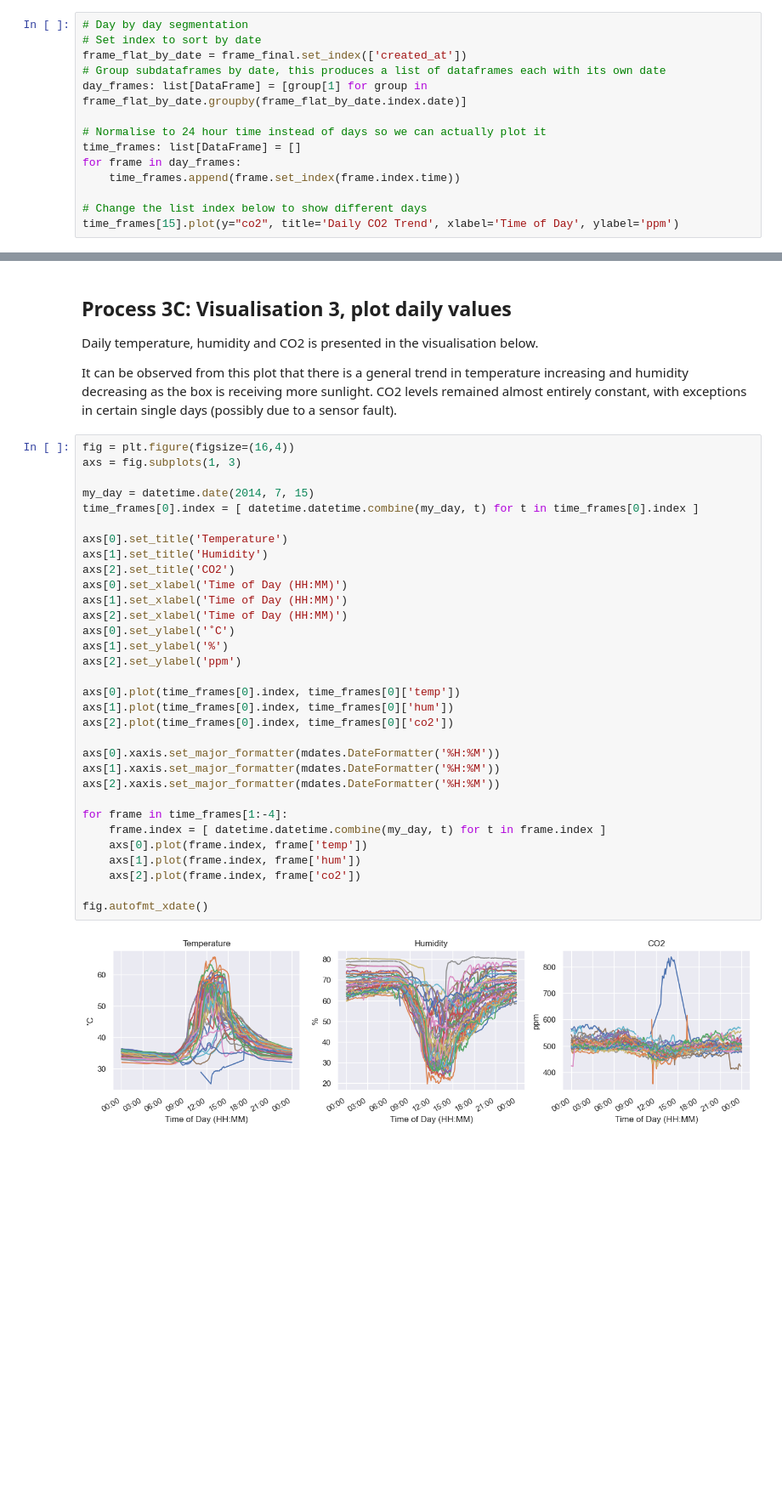
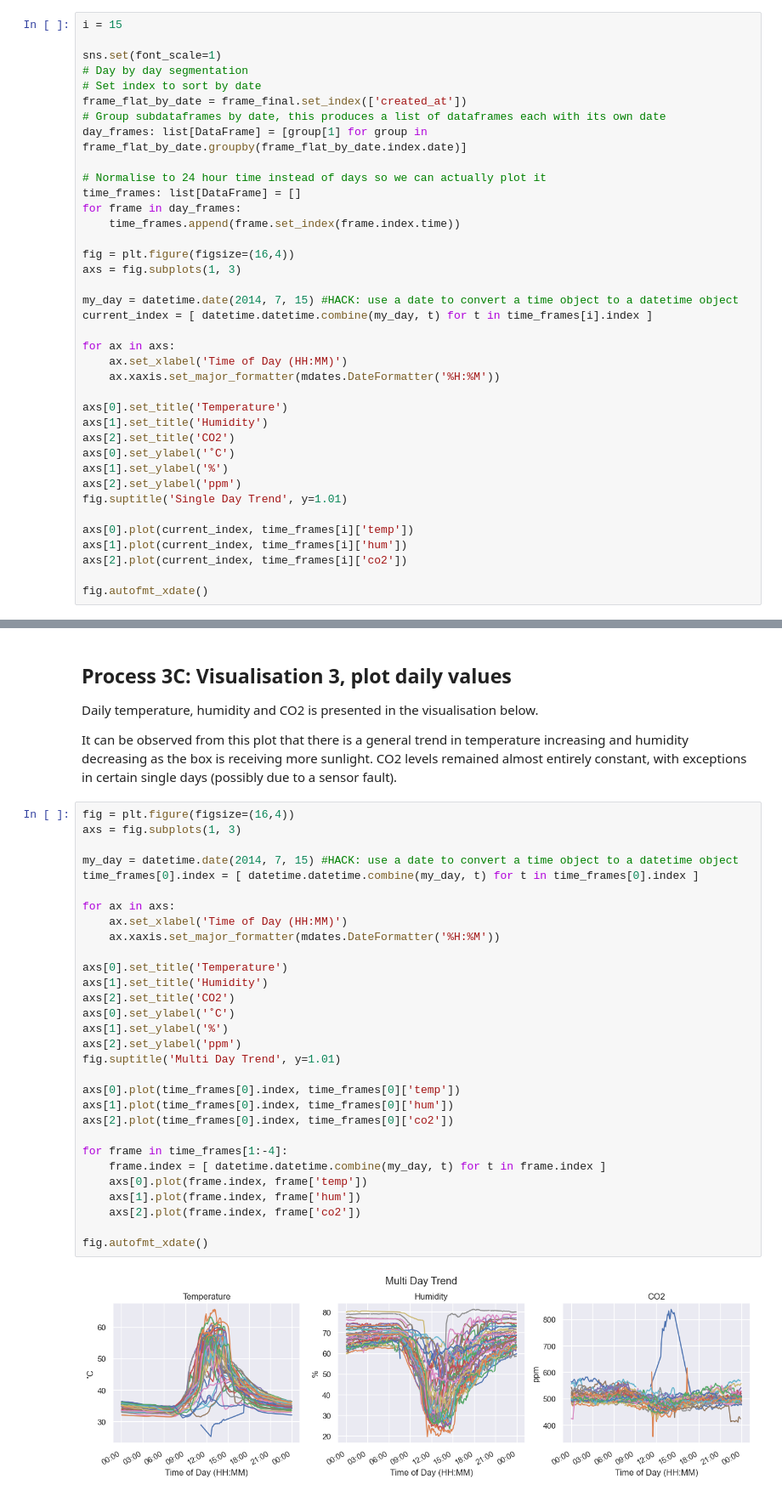
Before and after one commit to After232/corn-men, a Jupyter notebook: main.ipynb, the cells around one changed output, grey strips where cells are left out. Shown at 85% size. Cells and saved outputs as stored; diff of their text form; blank space fills up the shorter version.

```diff
--- a/main.ipynb
+++ b/main.ipynb
@@ -170,4 +180,7 @@ The following diagram plots the daily $\text{CO}_2$ trend. You can change the in
 # %%
+i = 15
+
+sns.set(font_scale=1)
 # Day by day segmentation
 # Set index to sort by date
 frame_flat_by_date = frame_final.set_index(['created_at'])
@@ -179,6 +192,27 @@ time_frames: list[DataFrame] = []
 for frame in day_frames:
     time_frames.append(frame.set_index(frame.index.time))
 
-# Change the list index below to show different days
-time_frames[15].plot(y="co2", title='Daily CO2 Trend', xlabel='Time of Day', ylabel='ppm')
+fig = plt.figure(figsize=(16,4))
+axs = fig.subplots(1, 3)
+
+my_day = datetime.date(2014, 7, 15) #HACK: use a date to convert a time object to a datetime object
+current_index = [ datetime.datetime.combine(my_day, t) for t in time_frames[i].index ]
+
+for ax in axs:
+    ax.set_xlabel('Time of Day (HH:MM)')
+    ax.xaxis.set_major_formatter(mdates.DateFormatter('%H:%M'))
+
+axs[0].set_title('Temperature')
+axs[1].set_title('Humidity')
+axs[2].set_title('CO2')
+axs[0].set_ylabel('˚C')
+axs[1].set_ylabel('%')
+axs[2].set_ylabel('ppm')
+fig.suptitle('Single Day Trend', y=1.01)
+
+axs[0].plot(current_index, time_frames[i]['temp'])
+axs[1].plot(current_index, time_frames[i]['hum'])
+axs[2].plot(current_index, time_frames[i]['co2'])
+
+fig.autofmt_xdate()
 # %% [output]
@@ -193,34 +226,32 @@ It can be observed from this plot that there is a general trend in temperature i
 # %%
 fig = plt.figure(figsize=(16,4))
 axs = fig.subplots(1, 3)
 
-my_day = datetime.date(2014, 7, 15)
+my_day = datetime.date(2014, 7, 15) #HACK: use a date to convert a time object to a datetime object
 time_frames[0].index = [ datetime.datetime.combine(my_day, t) for t in time_frames[0].index ]
+
+for ax in axs:
+    ax.set_xlabel('Time of Day (HH:MM)')
+    ax.xaxis.set_major_formatter(mdates.DateFormatter('%H:%M'))
 
 axs[0].set_title('Temperature')
 axs[1].set_title('Humidity')
 axs[2].set_title('CO2')
-axs[0].set_xlabel('Time of Day (HH:MM)')
-axs[1].set_xlabel('Time of Day (HH:MM)')
-axs[2].set_xlabel('Time of Day (HH:MM)')
 axs[0].set_ylabel('˚C')
 axs[1].set_ylabel('%')
 axs[2].set_ylabel('ppm')
+fig.suptitle('Multi Day Trend', y=1.01)
 
 axs[0].plot(time_frames[0].index, time_frames[0]['temp'])
 axs[1].plot(time_frames[0].index, time_frames[0]['hum'])
 axs[2].plot(time_frames[0].index, time_frames[0]['co2'])
-
-axs[0].xaxis.set_major_formatter(mdates.DateFormatter('%H:%M'))
-axs[1].xaxis.set_major_formatter(mdates.DateFormatter('%H:%M'))
-axs[2].xaxis.set_major_formatter(mdates.DateFormatter('%H:%M'))
 
 for frame in time_frames[1:-4]:
     frame.index = [ datetime.datetime.combine(my_day, t) for t in frame.index ]
     axs[0].plot(frame.index, frame['temp'])
     axs[1].plot(frame.index, frame['hum'])
     axs[2].plot(frame.index, frame['co2'])
 
 fig.autofmt_xdate()
 # %% [output]
-[figure, old version]
+[figure, new version]
```
Also changed, not shown: parts of 5 cells of this notebook.
